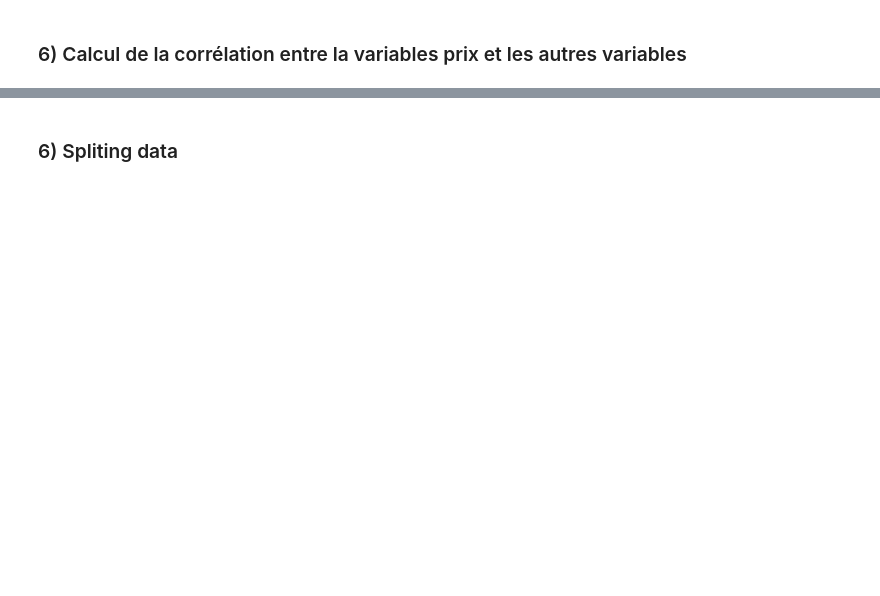
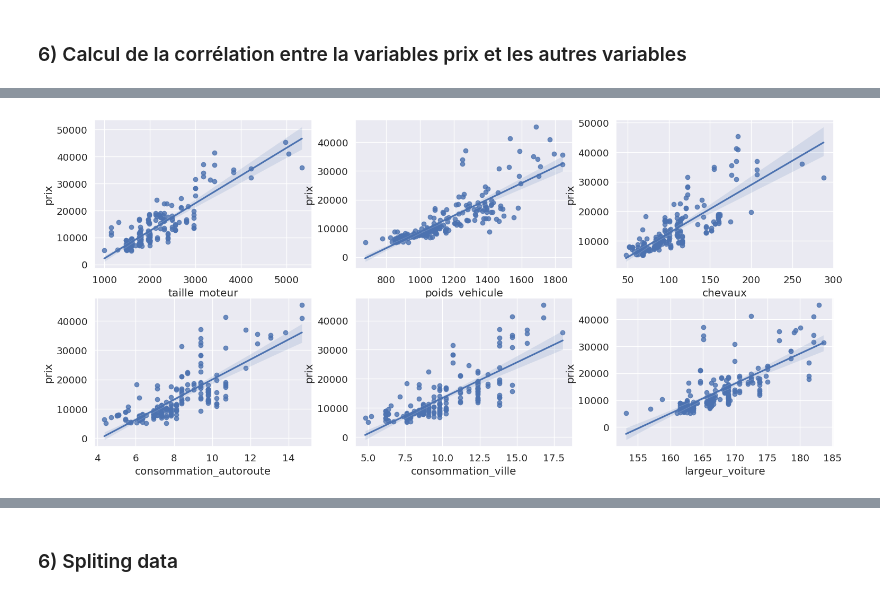
Before and after one commit to Noura-ou/application-d-estimation-de-prix, a Jupyter notebook: src/modèle_reg.ipynb, the cells around one changed output, grey strips where cells are left out. Cells and saved outputs as stored; diff of their text form; code cells hidden in the pictures; blank space fills up the shorter version.

```diff
--- a/src/modèle_reg.ipynb
+++ b/src/modèle_reg.ipynb
@@ -258,0 +339,11 @@ sns.heatmap(corr_matrix.loc[top_corr.index, top_corr.index], annot=True, cmap='c
+# %%
+columns=['taille_moteur','poids_vehicule','chevaux','consommation_autoroute','consommation_ville','largeur_voiture']
+plt.figure(figsize=(18, 8))
+i=0
+for col in columns:
+    i=i+1
+    plt.subplot(2,3,i)
+    sns.regplot(x = col, y = 'prix', data = df)
+plt.show()
+# %% [output]
+[figure, added]
```
Also changed, not shown: parts of 46 cells of this notebook, 4 other files.
